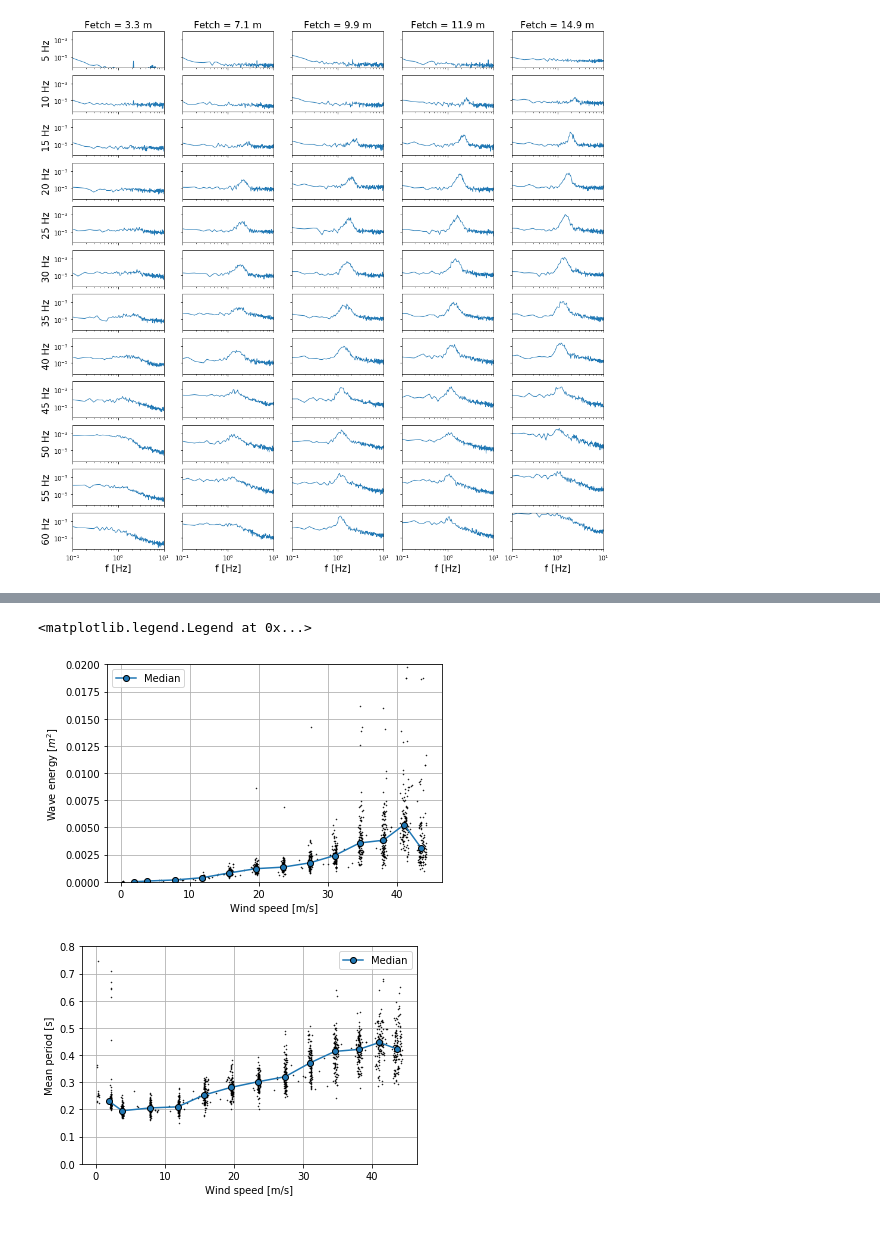
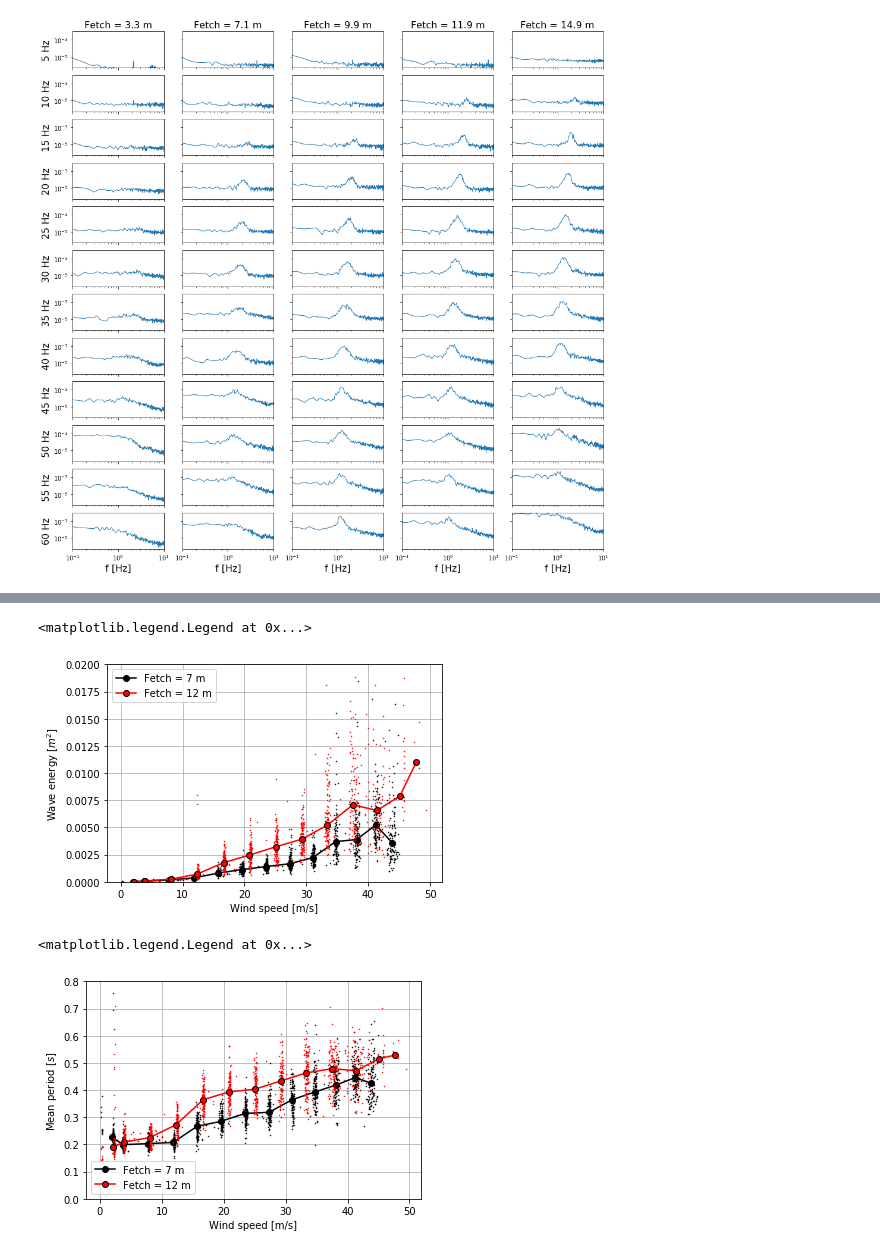
Before and after one commit to sustain-lab/sustain-drag-2020, a Jupyter notebook: processing_stress_and_waves_for_uq.ipynb, the cells around one changed output, grey strips where cells are left out. Drawn from its saved outputs; the diff is of its cells as text; code cells hidden in the pictures.

```diff
--- a/processing_stress_and_waves_for_uq.ipynb
+++ b/processing_stress_and_waves_for_uq.ipynb
@@ -186,7 +218,8 @@ We'll reuse the same sampling later for waves to make sure that our flux samples
 num_samples = 120
 sampling = np.random.uniform(size=(num_runs, num_samples)) * (run_seconds - sample_seconds)
 
-U, uw = sample_stress_uniform(irg1, irgason_time, run_seconds, sample_seconds, sampling)
+U1, uw1, perc_good1 = sample_stress_uniform(irg1, irgason_time, run_seconds, sample_seconds, sampling)
+U2, uw2, perc_good2 = sample_stress_uniform(irg2, irgason_time, run_seconds, sample_seconds, sampling)
 # %% [output]
 Computing stress for run 0
 Computing stress for run 1
@@ -224,0 +286,21 @@ for ax in axes:
+# %%
+fig = plt.figure(figsize=(12, 4))
+ax1 = plt.subplot2grid((1, 2), (0, 0))
+ax2 = plt.subplot2grid((1, 2), (0, 1))
+axes = [ax1, ax2]
+
+ax1.plot(U2_seq, uw2_seq, 'k.', ms=3)
+ax1.plot(np.nanmean(U2, 1), np.nanmedian(uw2, 1), label='Median')
+ax1.set_title('Flux as function of wind speed, sequential sampling')
+
+ax2.plot(U2, uw2, 'k.', ms=3)
+ax2.plot(np.nanmean(U2, 1), np.nanmedian(uw2, 1), label='Median')
+ax2.set_title('Flux as function of wind speed, random sampling')
+
+for ax in axes:
+    ax.grid()
+    ax.set_ylim(-0.1, 0.8)
+    ax.set_xlabel('Wind speed [m/s]')
+    ax.set_ylabel(r"$-\overline{u'w'}$ [$m^2/s^2$]")
+
+fig.suptitle('IRGASON 2, fetch = 12 m')
@@ -282,12 +367,12 @@ def dist_ks(x, alpha, beta):
 # %% [markdown]
 ## Stress distributions
 # %%
-aa, bb = beta_pdf(uw, 'moments')
+aa, bb = beta_pdf(uw1, 'moments')
 
 fig = plt.figure(figsize=(16, 2))
 for n in range(len(fan)):
     ax = plt.subplot2grid((1, len(fan)), (0, n))
-    data = normalize(uw[n,:][~np.isnan(uw[n,:])])
+    data = normalize(uw1[n,:][~np.isnan(uw1[n,:])])
     plt.hist(data, 20, density=True)
     x = np.linspace(0, 1, 100)
     plt.plot(x, beta.pdf(x, aa[n], bb[n]), 'r-')
@@ -474,0 +500,3 @@ Text(0.5, 1.0, 'Total wave energy [$m^2$]')
+# %%
+E1, mss1, Tm1, Tp1 = integrated_wave_properties_from_udm(udm_time, udm[1,:], num_runs, num_samples, sampling)
+E2, mss2, Tm2, Tp2 = integrated_wave_properties_from_udm(udm_time, udm[3,:], num_runs, num_samples, sampling)
@@ -475,6 +589,8 @@ Text(0.5, 1.0, 'Total wave energy [$m^2$]')
 # %%
-plt.plot(U, E, 'k.', ms=1)
-plt.plot(np.nanmean(U, 1), np.nanmedian(E, 1), marker='o', mec='k', label='Median')
+plt.plot(U1, E1, 'k.', ms=1)
+plt.plot(np.nanmean(U1, 1), np.nanmedian(E1, 1), 'k-', marker='o', mec='k', label='Fetch = 7 m')
+plt.plot(U2, E2, 'r.', ms=1)
+plt.plot(np.nanmean(U2, 1), np.nanmedian(E2, 1), 'r-', marker='o', mec='k', label='Fetch = 12 m')
 plt.xlabel('Wind speed [m/s]')
 plt.ylabel(r'Wave energy [$m^2$]')
 plt.ylim(0, 0.02)
@@ -482,15 +598,18 @@ plt.grid()
 plt.legend()
 # %% [output]
 <matplotlib.legend.Legend at 0x...>
-[figure, old version]
+[figure, new version]
 # %%
-plt.plot(U, Tm, 'k.', ms=1)
-plt.plot(np.nanmean(U, 1), np.nanmedian(Tm, 1), marker='o', mec='k', label='Median')
-plt.legend()
+plt.plot(U1, Tm1, 'k.', ms=1)
+plt.plot(np.nanmean(U1, 1), np.nanmedian(Tm1, 1), 'k-', marker='o', mec='k', label='Fetch = 7 m')
+plt.plot(U2, Tm2, 'r.', ms=1)
+plt.plot(np.nanmean(U2, 1), np.nanmedian(Tm2, 1), 'r-', marker='o', mec='k', label='Fetch = 12 m')
 plt.xlabel('Wind speed [m/s]')
-plt.ylabel('Mean period [s]')
+plt.ylabel(r'Mean period [$s$]')
 plt.ylim(0, 0.8)
 plt.grid()
+plt.legend()
 # %% [output]
+<matplotlib.legend.Legend at 0x...>
-[figure, old version]
+[figure, new version]
 # %%
```
Also changed, not shown: parts of 41 cells of this notebook.
